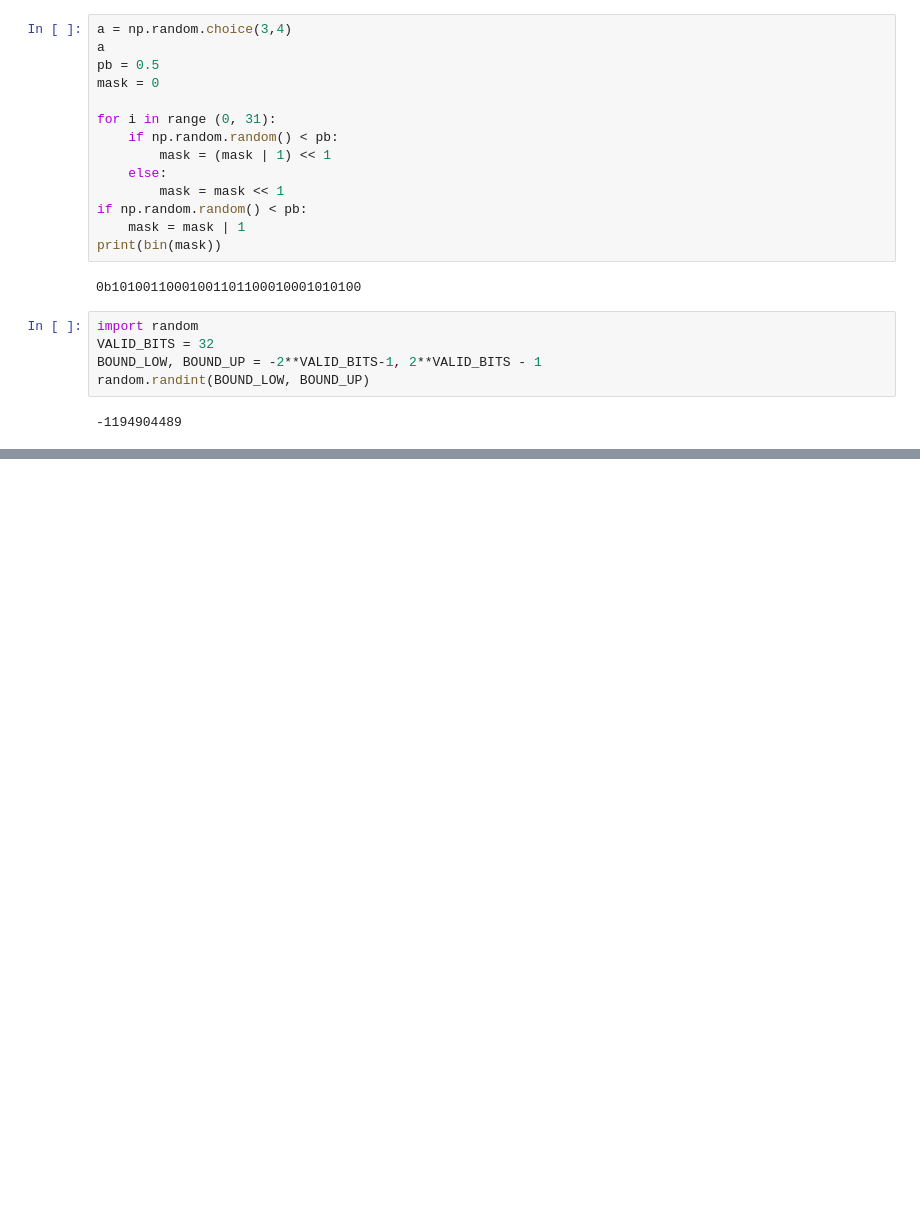
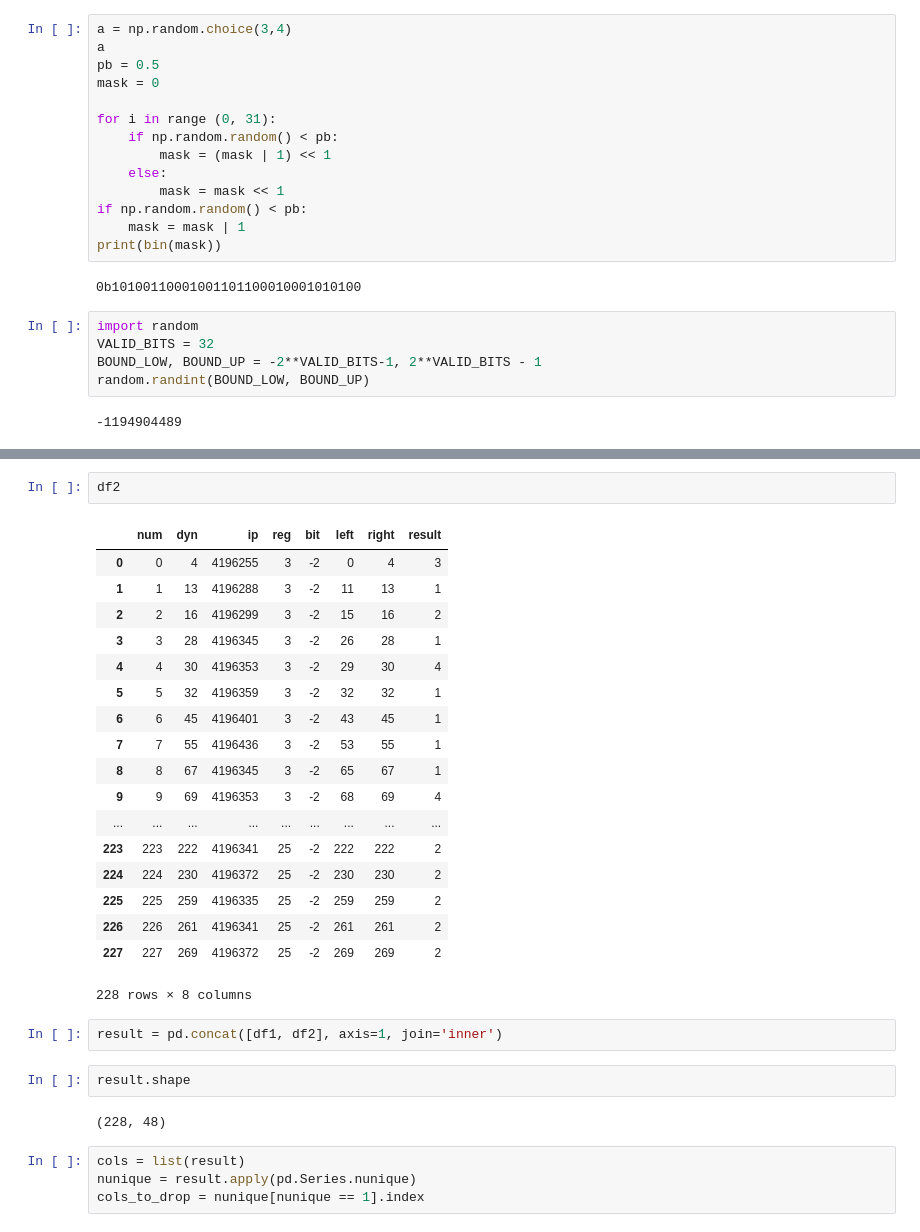
Before and after one commit to xiaofengwo/fi_similar_eq_class, a Jupyter notebook: test.ipynb, the cells around one changed output, grey strips where cells are left out. Drawn from its saved outputs; the diff is of its cells as text; blank space fills up the shorter version.

```diff
--- a/test.ipynb
+++ b/test.ipynb
@@ -49,0 +113,31 @@ random.randint(BOUND_LOW, BOUND_UP)
+# %%
+df2
+# %% [output]
+|  | num | dyn | ip | reg | bit | left | right | result |
+| 0 | 0 | 4 | 4196255 | 3 | -2 | 0 | 4 | 3 |
+| 1 | 1 | 13 | 4196288 | 3 | -2 | 11 | 13 | 1 |
+| 2 | 2 | 16 | 4196299 | 3 | -2 | 15 | 16 | 2 |
+| 3 | 3 | 28 | 4196345 | 3 | -2 | 26 | 28 | 1 |
+| 4 | 4 | 30 | 4196353 | 3 | -2 | 29 | 30 | 4 |
+| 5 | 5 | 32 | 4196359 | 3 | -2 | 32 | 32 | 1 |
+| 6 | 6 | 45 | 4196401 | 3 | -2 | 43 | 45 | 1 |
+| 7 | 7 | 55 | 4196436 | 3 | -2 | 53 | 55 | 1 |
+| 8 | 8 | 67 | 4196345 | 3 | -2 | 65 | 67 | 1 |
+| 9 | 9 | 69 | 4196353 | 3 | -2 | 68 | 69 | 4 |
+| ... | ... | ... | ... | ... | ... | ... | ... | ... |
+| 223 | 223 | 222 | 4196341 | 25 | -2 | 222 | 222 | 2 |
+| 224 | 224 | 230 | 4196372 | 25 | -2 | 230 | 230 | 2 |
+| 225 | 225 | 259 | 4196335 | 25 | -2 | 259 | 259 | 2 |
+| 226 | 226 | 261 | 4196341 | 25 | -2 | 261 | 261 | 2 |
+| 227 | 227 | 269 | 4196372 | 25 | -2 | 269 | 269 | 2 |
+228 rows × 8 columns
+# %%
+result = pd.concat([df1, df2], axis=1, join='inner')
+# %%
+result.shape
+# %% [output]
+(228, 48)
+# %%
+cols = list(result)
+nunique = result.apply(pd.Series.nunique)
+cols_to_drop = nunique[nunique == 1].index
```
Also changed, not shown: parts of 11 cells of this notebook, 4 other files.
